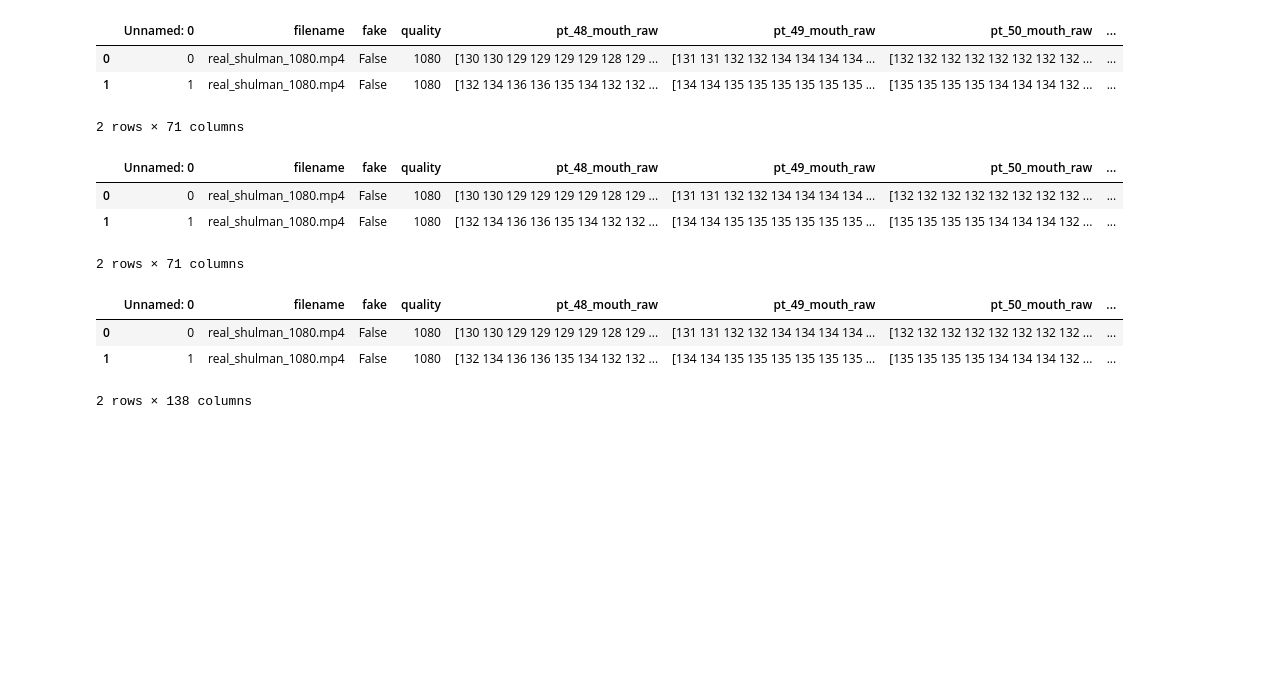
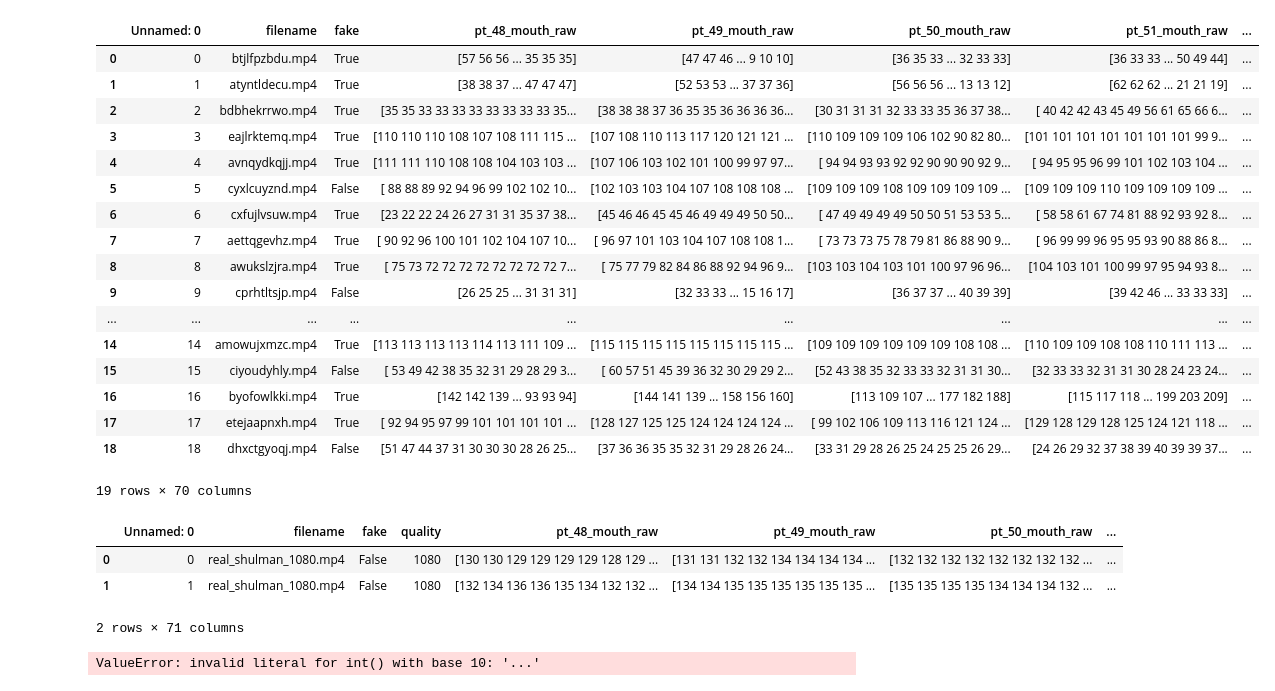
Before and after one commit to Trickster2038/BmstuDeepFake, a Jupyter notebook: notebook.ipynb, the cells around one changed output. Cells and saved outputs as stored; diff of their text form; code cells hidden in the pictures; blank space fills up the shorter version.

```diff
--- a/notebook.ipynb
+++ b/notebook.ipynb
@@ -2,13 +2,27 @@
 import pandas as pd
 import numpy as np
 # %%
-df = pd.read_csv("dataframe.csv")
+df = pd.read_csv("dataframe_total.csv")
 df
 # %% [output]
-|  | Unnamed: 0 | filename | fake | quality | pt_48_mouth_raw | pt_49_mouth_raw | pt_50_mouth_raw | ... |
-| 0 | 0 | real_shulman_1080.mp4 | False | 1080 | [130 130 129 129 129 129 128 129 ... | [131 131 132 132 134 134 134 134 ... | [132 132 132 132 132 132 132 132 ... | ... |
-| 1 | 1 | real_shulman_1080.mp4 | False | 1080 | [132 134 136 136 135 134 132 132 ... | [134 134 135 135 135 135 135 135 ... | [135 135 135 135 134 134 134 132 ... | ... |
+|  | Unnamed: 0 | filename | fake | pt_48_mouth_raw | pt_49_mouth_raw | pt_50_mouth_raw | pt_51_mouth_raw | ... |
+| 0 | 0 | btjlfpzbdu.mp4 | True | [57 56 56 ... 35 35 35] | [47 47 46 ... 9 10 10] | [36 35 33 ... 32 33 33] | [36 33 33 ... 50 49 44] | ... |
+| 1 | 1 | atyntldecu.mp4 | True | [38 38 37 ... 47 47 47] | [52 53 53 ... 37 37 36] | [56 56 56 ... 13 13 12] | [62 62 62 ... 21 21 19] | ... |
+| 2 | 2 | bdbhekrrwo.mp4 | True | [35 35 33 33 33 33 33 33 33 33 35... | [38 38 38 37 36 35 35 36 36 36 36... | [30 31 31 31 32 33 33 35 36 37 38... | [ 40 42 42 43 45 49 56 61 65 66 6... | ... |
+| 3 | 3 | eajlrktemq.mp4 | True | [110 110 110 108 107 108 111 115 ... | [107 108 110 113 117 120 121 121 ... | [110 109 109 109 106 102 90 82 80... | [101 101 101 101 101 101 101 99 9... | ... |
+| 4 | 4 | avnqydkqjj.mp4 | True | [111 111 110 108 108 104 103 103 ... | [107 106 103 102 101 100 99 97 97... | [ 94 94 93 93 92 92 90 90 90 92 9... | [ 94 95 95 96 99 101 102 103 104 ... | ... |
+| 5 | 5 | cyxlcuyznd.mp4 | False | [ 88 88 89 92 94 96 99 102 102 10... | [102 103 103 104 107 108 108 108 ... | [109 109 109 108 109 109 109 109 ... | [109 109 109 110 109 109 109 109 ... | ... |
+| 6 | 6 | cxfujlvsuw.mp4 | True | [23 22 22 24 26 27 31 31 35 37 38... | [45 46 46 45 45 46 49 49 49 50 50... | [ 47 49 49 49 49 50 50 51 53 53 5... | [ 58 58 61 67 74 81 88 92 93 92 8... | ... |
+| 7 | 7 | aettqgevhz.mp4 | True | [ 90 92 96 100 101 102 104 107 10... | [ 96 97 101 103 104 107 108 108 1... | [ 73 73 73 75 78 79 81 86 88 90 9... | [ 96 99 99 96 95 95 93 90 88 86 8... | ... |
+| 8 | 8 | awukslzjra.mp4 | True | [ 75 73 72 72 72 72 72 72 72 72 7... | [ 75 77 79 82 84 86 88 92 94 96 9... | [103 103 104 103 101 100 97 96 96... | [104 103 101 100 99 97 95 94 93 8... | ... |
+| 9 | 9 | cprhtltsjp.mp4 | False | [26 25 25 ... 31 31 31] | [32 33 33 ... 15 16 17] | [36 37 37 ... 40 39 39] | [39 42 46 ... 33 33 33] | ... |
+| ... | ... | ... | ... | ... | ... | ... | ... | ... |
+| 14 | 14 | amowujxmzc.mp4 | True | [113 113 113 113 114 113 111 109 ... | [115 115 115 115 115 115 115 115 ... | [109 109 109 109 109 109 108 108 ... | [110 109 109 108 108 110 111 113 ... | ... |
+| 15 | 15 | ciyoudyhly.mp4 | False | [ 53 49 42 38 35 32 31 29 28 29 3... | [ 60 57 51 45 39 36 32 30 29 29 2... | [52 43 38 35 32 33 33 32 31 31 30... | [32 33 33 32 31 31 30 28 24 23 24... | ... |
+| 16 | 16 | byofowlkki.mp4 | True | [142 142 139 ... 93 93 94] | [144 141 139 ... 158 156 160] | [113 109 107 ... 177 182 188] | [115 117 118 ... 199 203 209] | ... |
+| 17 | 17 | etejaapnxh.mp4 | True | [ 92 94 95 97 99 101 101 101 101 ... | [128 127 125 125 124 124 124 124 ... | [ 99 102 106 109 113 116 121 124 ... | [129 128 129 128 125 124 121 118 ... | ... |
+| 18 | 18 | dhxctgyoqj.mp4 | False | [51 47 44 37 31 30 30 30 28 26 25... | [37 36 36 35 35 32 31 29 28 26 24... | [33 31 29 28 26 25 24 25 25 26 29... | [24 26 29 32 37 38 39 40 39 39 37... | ... |
-2 rows × 71 columns
+19 rows × 70 columns
 # %%
 df
 # %% [output]
@@ -21,17 +35,21 @@ raw = df.filter(like='_raw', axis=1)
 
 for col in raw:
     name = str(col).split('_')[0] + str(col).split('_')[1] + '_' + 'std'
-    df[name] = df[str(col)].map(lambda x:
+    df[col] = df[col].map(lambda x:
         np.array(list(
             map(lambda y: int(y),
                  list(filter(lambda z: z != '',
                              x.strip().replace('[', '').replace(']', '').split(' ')))
         ))
     ).std())
+    # df[name] = df[str(col)].map(lambda x:
+    #     np.array(list(
+    #         map(lambda y: int(y),
+    #              list(filter(lambda z: z != '',
+    #                          x.strip().replace('[', '').replace(']', '').split(' ')))
+    #     ))
+    # ).std())
 
 df
 # %% [output]
-|  | Unnamed: 0 | filename | fake | quality | pt_48_mouth_raw | pt_49_mouth_raw | pt_50_mouth_raw | ... |
-| 0 | 0 | real_shulman_1080.mp4 | False | 1080 | [130 130 129 129 129 129 128 129 ... | [131 131 132 132 134 134 134 134 ... | [132 132 132 132 132 132 132 132 ... | ... |
-| 1 | 1 | real_shulman_1080.mp4 | False | 1080 | [132 134 136 136 135 134 132 132 ... | [134 134 135 135 135 135 135 135 ... | [135 135 135 135 134 134 134 132 ... | ... |
-2 rows × 138 columns
+ValueError: invalid literal for int() with base 10: '...'
```
Also changed, not shown: 5 other files.
